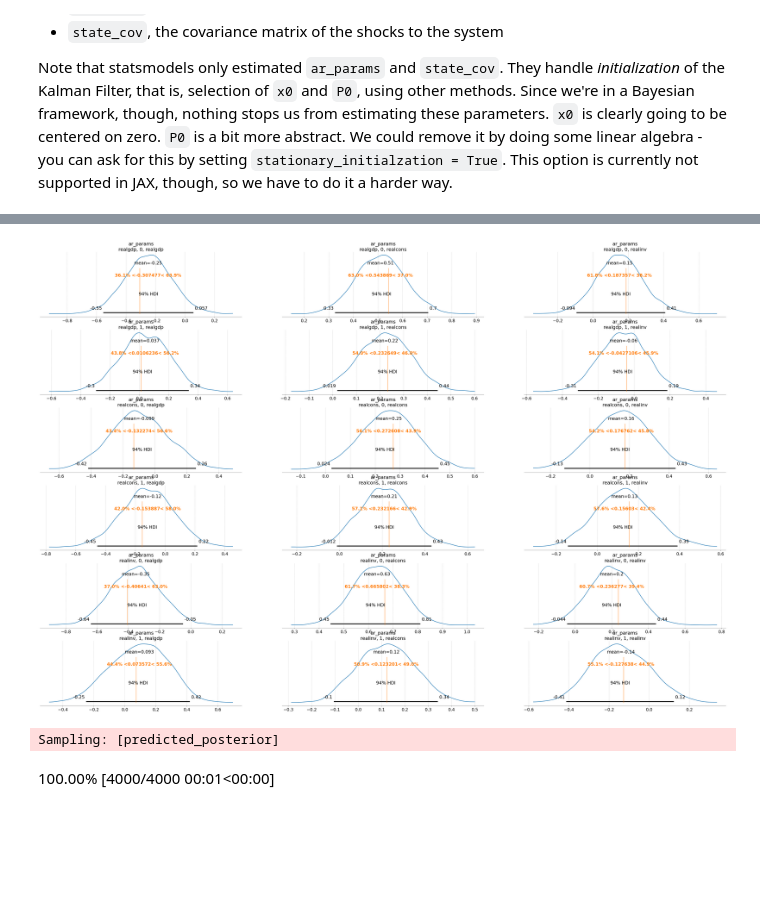
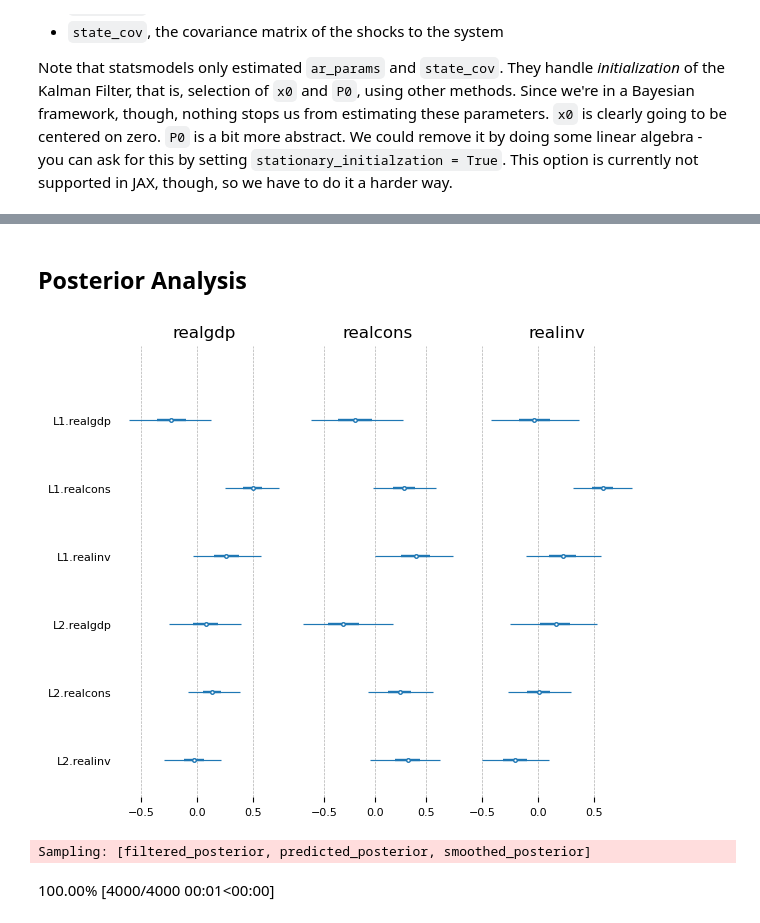
Before and after one commit to pymc-devs/pymc-experimental, a Jupyter notebook: notebooks/VARMAX Example.ipynb, the cells around one changed output, grey strips where cells are left out. Drawn from its saved outputs; the diff is of its cells as text; code cells hidden in the pictures; blank space fills up the shorter version.

```diff
--- a/notebooks/VARMAX Example.ipynb
+++ b/notebooks/VARMAX Example.ipynb
@@ -56,7 +113,7 @@ data.index.freq = data.index.inferred_freq
 # %%
 fig, ax = plt.subplots(3, 1, sharex=True)
 for var, axis in zip(data, fig.axes):
-    axis.plot(data[var])
+    axis.plot(data_subset[var])
     axis.set(title=var)
 fig.tight_layout()
 plt.show()
@@ -130,10 +187,10 @@ To fit a VAR model with `pymc-statespace`, use the `BayesianVARMAX` model. We wi
 Note that statsmodels only estimated `ar_params` and `state_cov`. They handle *initialization* of the Kalman Filter, that is, selection of `x0` and `P0`, using other methods. Since we're in a Bayesian framework, though, nothing stops us from estimating these parameters. `x0` is clearly going to be centered on zero. `P0` is a bit more abstract. We could remove it by doing some linear algebra - you can ask for this by setting `stationary_initialzation = True`. This option is currently not supported in JAX, though, so we have to do it a harder way.
 # %%
 bvar_mod = pmss.BayesianVARMAX(
-    data.shape[1],
-    order=(2, 1),
+    endog_names=data_subset.columns,
+    order=(2, 0),
     stationary_initialization=False,
     measurement_error=False,
     filter_type="standard",
-    verbose=False,
+    verbose=True,
 )
@@ -141,0 +233,3 @@ bvar_mod
+# %%
+x0_dims, P0_dims, state_cov_dims, ar_dims = bvar_mod.param_dims.values()
+coords = bvar_mod.coords
@@ -260,4 +319,0 @@ post_T = az.extract(idata).T.values
-# %%
-eigs = []
-for i in range(post_T.shape[-1]):
-    eigs.append(post_T[..., i][0])
@@ -268,16 +320,33 @@ plot_eigenvalues(np.stack(eigs))
+# %% [markdown]
+## Posterior Analysis
 # %%
-az.plot_posterior(idata, var_names=["ar_params"], ref_val=sm_res.params.iloc[:18].values.tolist());
+fig, ax = plt.subplots(1, 3, figsize=(6, 5), dpi=100, layout="constrained")
+
+for i, (axis, var) in enumerate(zip(fig.axes, data)):
+    az.plot_forest(
+        idata.posterior.sel(observed_state=var),
+        var_names=["ar_params"],
+        ax=axis,
+        combined=True,
+        textsize=8,
+    )
+    new_labels = []
+    if i == 0:
+        for label in axis.yaxis.get_majorticklabels():
+            old_text = "[" + label.get_text().split("[")[-1]
+            labels = eval(re.sub("([\d\w]+)", '"\g<1>"', old_text))
+            lag, other_var = labels
+            new_text = f"L{lag}.{other_var}"
+            new_labels.append(new_text)
+        axis.set_yticklabels(new_labels)
+    else:
+        axis.set_yticklabels([])
+    axis.set_title(var, size=12)
 # %% [output]
-[figure, old version]
+[figure, new version]
 # %%
-output_type = "predicted"
-idata_post = bvar_mod.sample_conditional_posterior(idata, filter_output=output_type)
-post = az.extract(idata_post, "posterior_predictive").predicted_posterior
-hdi = getattr(
-    az.hdi(getattr(idata_post.posterior_predictive, f"{output_type}_posterior")),
-    f"{output_type}_posterior",
-)
+idata_post = bvar_mod.sample_conditional_posterior(idata).posterior_predictive
 # %% [output]
-Sampling: [predicted_posterior]
+Sampling: [filtered_posterior, predicted_posterior, smoothed_posterior]
 100.00% [4000/4000 00:01<00:00]
 # %%
```
Also changed, not shown: parts of 38 cells of this notebook, 1 other file.
